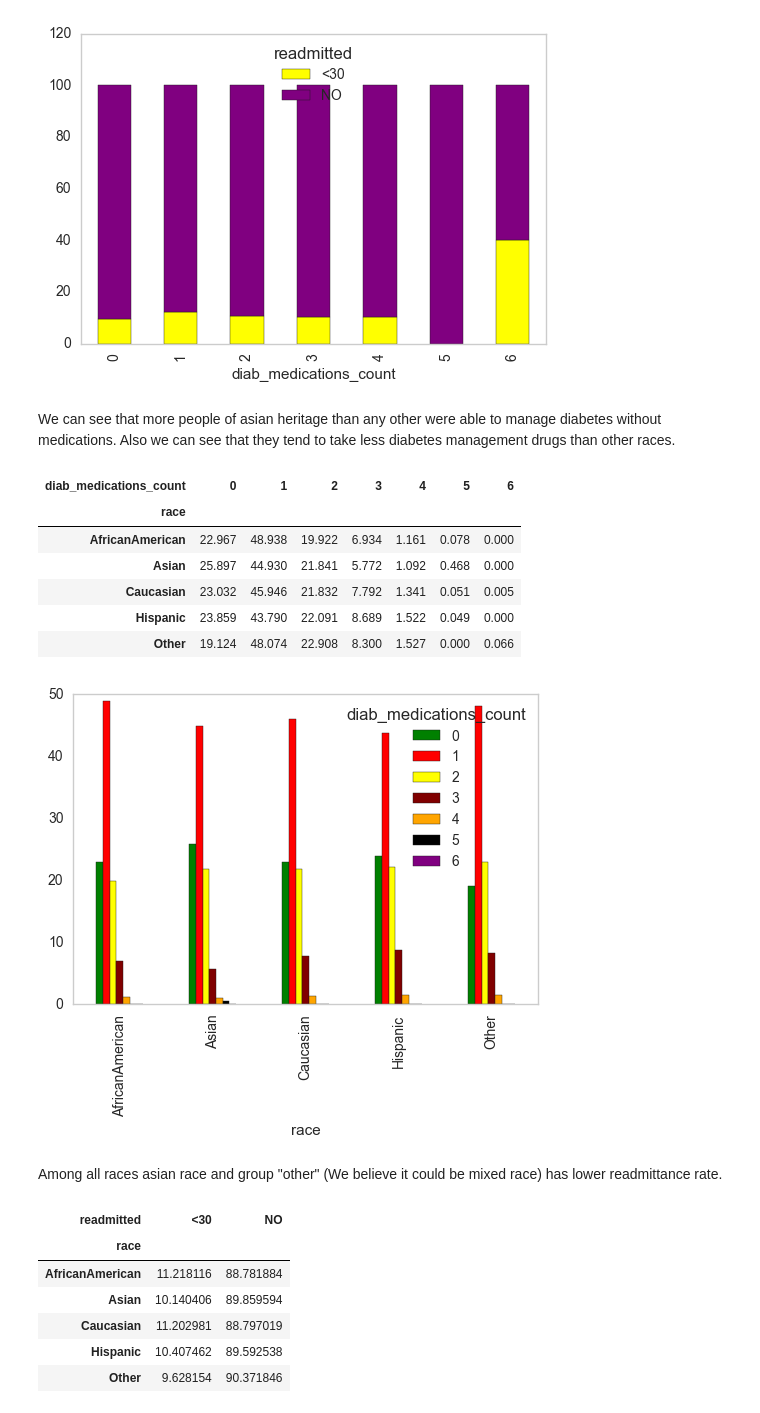
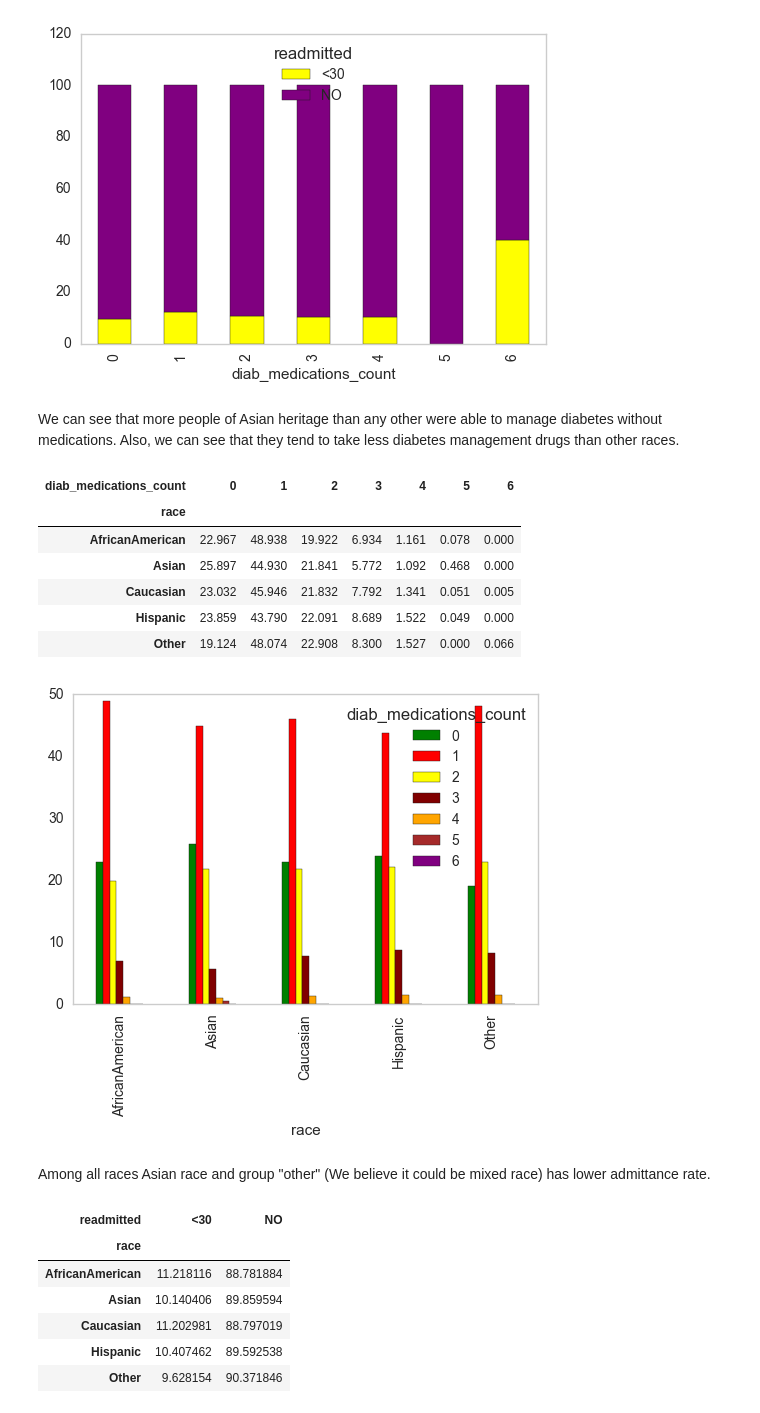
Before and after one commit to vyimSMU/Data-Mining-Team-Projects, a Jupyter notebook: FinalPaperMakeChangesHERE!!!!.ipynb, the cells around one changed output. Saved outputs shown, nothing was run; the diff lists cells and outputs as text; code cells hidden in the pictures.

```diff
--- a/FinalPaperMakeChangesHERE!!!!.ipynb
+++ b/FinalPaperMakeChangesHERE!!!!.ipynb
@@ -792,23 +791,23 @@ med_count
 | 6 | 40.000000 | 60.000000 |
 [figure]
 # %% [markdown]
-We can see that more people of asian heritage than any other were able to manage diabetes without medications. Also we can see that they tend to take less diabetes management drugs than other races.
+We can see that more people of Asian heritage than any other were able to manage diabetes without medications. Also, we can see that they tend to take less diabetes management drugs than other races.
 # %%
 #number of medications by race
 med_race=pd.crosstab(diab['race'],diab["diab_medications_count"]).apply(lambda r: r/r.sum()*100, axis=1)
-med_race.plot(kind='bar', stacked=False, color=['green','red','yellow','maroon','orange','black','purple'], grid=False)
+med_race.plot(kind='bar', stacked=False, color=['green','red','yellow','maroon','orange','brown','purple'], grid=False)
 round(med_race,3)
 # %% [output]
 | diab_medications_count | 0 | 1 | 2 | 3 | 4 | 5 | 6 |
 | race |  |  |  |  |  |  |  |
 | AfricanAmerican | 22.967 | 48.938 | 19.922 | 6.934 | 1.161 | 0.078 | 0.000 |
 | Asian | 25.897 | 44.930 | 21.841 | 5.772 | 1.092 | 0.468 | 0.000 |
 | Caucasian | 23.032 | 45.946 | 21.832 | 7.792 | 1.341 | 0.051 | 0.005 |
 | Hispanic | 23.859 | 43.790 | 22.091 | 8.689 | 1.522 | 0.049 | 0.000 |
 | Other | 19.124 | 48.074 | 22.908 | 8.300 | 1.527 | 0.000 | 0.066 |
-[figure, old version]
+[figure, new version]
 # %% [markdown]
-Among all races asian race and group "other" (We believe it could be mixed race) has lower readmittance rate.
+Among all races Asian race and group "other" (We believe it could be mixed race) has lower admittance rate.
 # %%
 #readmittance by race
 readm_race=pd.crosstab(diab['race'],diab["readmitted"]).apply(lambda r: r/r.sum()*100, axis=1)
```
Also changed, not shown: parts of 28 cells of this notebook.
